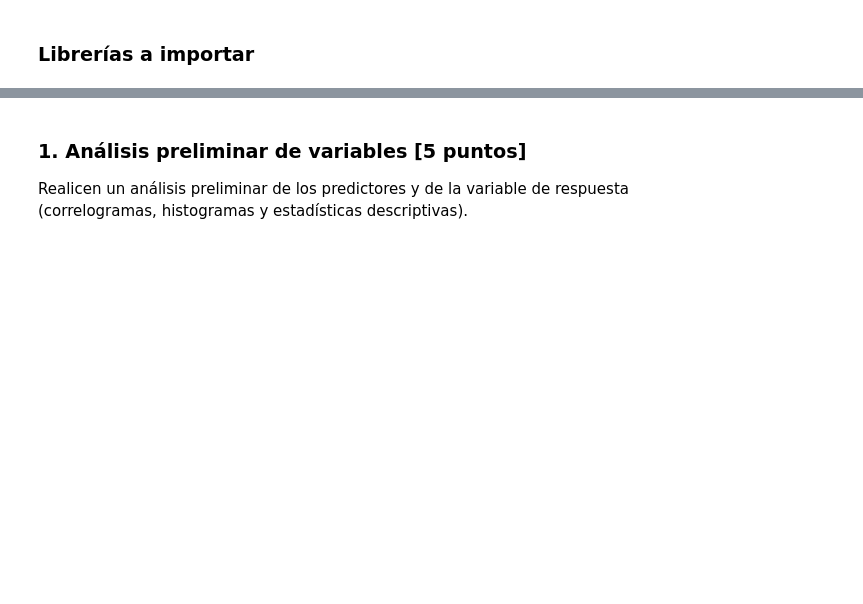
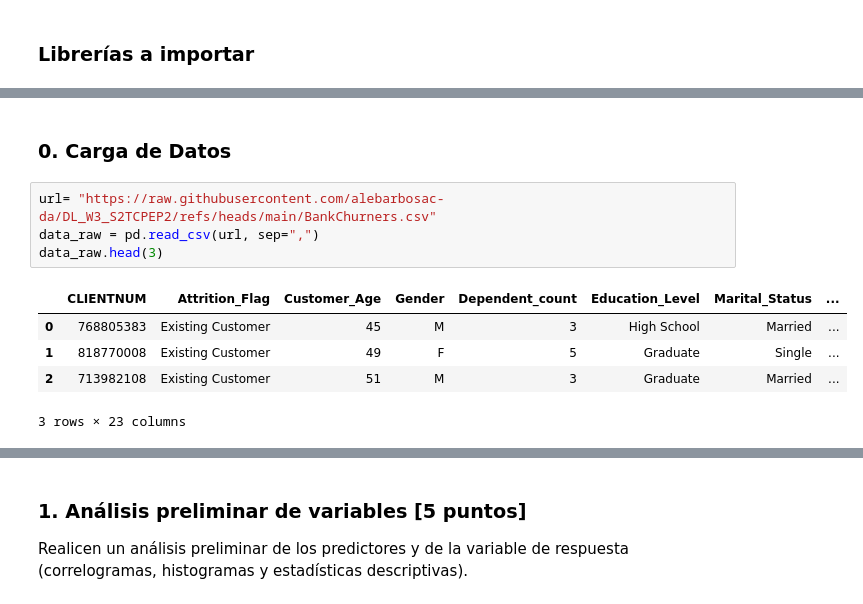
Before and after one commit to juankquintana/deep_learning, a Jupyter notebook: Semana 4/Caso/Caso S3TCPEP1.ipynb, the cells around one changed output, grey strips where cells are left out. Drawn from its saved outputs; the diff is of its cells as text; blank space fills up the shorter version.

```diff
--- a/Semana 4/Caso/Caso S3TCPEP1.ipynb
+++ b/Semana 4/Caso/Caso S3TCPEP1.ipynb
@@ -49,0 +120,12 @@ from matplotlib.image import imread
+# %% [markdown]
+### 0. Carga de Datos
+# %%
+url= "https://raw.githubusercontent.com/alebarbosac-da/DL_W3_S2TCPEP2/refs/heads/main/BankChurners.csv"
+data_raw = pd.read_csv(url, sep=",")
+data_raw.head(3)
+# %% [output]
+|  | CLIENTNUM | Attrition_Flag | Customer_Age | Gender | Dependent_count | Education_Level | Marital_Status | ... |
+| 0 | 768805383 | Existing Customer | 45 | M | 3 | High School | Married | ... |
+| 1 | 818770008 | Existing Customer | 49 | F | 5 | Graduate | Single | ... |
+| 2 | 713982108 | Existing Customer | 51 | M | 3 | Graduate | Married | ... |
+3 rows × 23 columns
```
Also changed, not shown: parts of 12 cells of this notebook.
